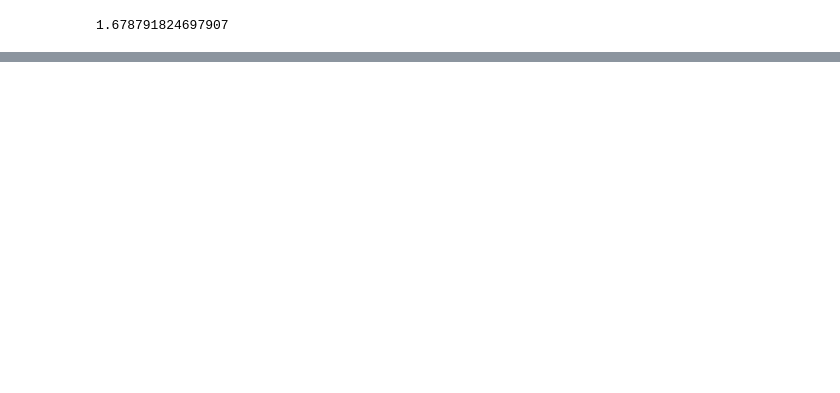
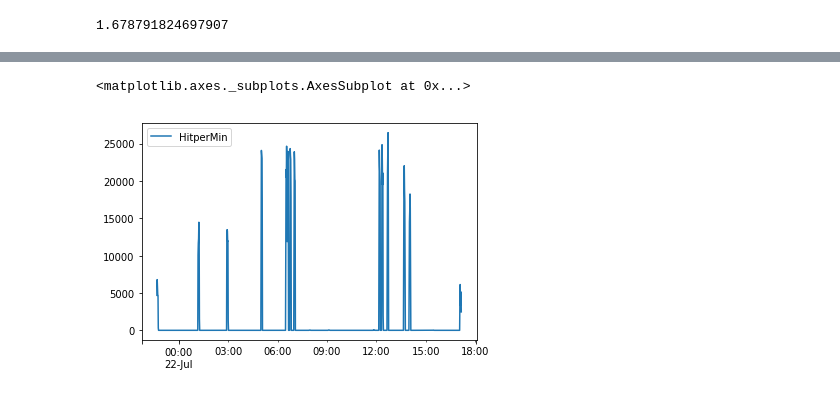
Before and after one commit to chrisplyn/WeblogChallenge, a Jupyter notebook: web_log_challenge.ipynb, the cells around one changed output, grey strips where cells are left out. Cells and saved outputs as stored; diff of their text form; code cells hidden in the pictures; blank space fills up the shorter version.

```diff
--- a/web_log_challenge.ipynb
+++ b/web_log_challenge.ipynb
@@ -130,0 +134,7 @@ totalSessionLength / totalSession
+# %%
+###########################################################
+## Part 2
+###########################################################
+rdd = sc.textFile('data/2015_07_22_mktplace_shop_web_log_sample.log')
+rdd = rdd.map(lambda line: line.split(" "))
+logDF = rdd.map(lambda line: Row(timestamp=line[0], ipaddress=line[2].split(':')[0],url=line[12])).toDF()
@@ -130,0 +161,15 @@ totalSessionLength / totalSession
+# %%
+logDF = logDF.withColumn('timestamp', logDF['timestamp'].cast(TimestampType()))
+loadperMinDF = logDF.select(window("timestamp", "60 seconds").alias('timewindow'),'timestamp',"ipaddress").groupBy('timewindow').count().withColumnRenamed('count', 'HitperMin')
+# %%
+loadperMinPandasDf = loadperMinDF.sort("timewindow.start").toPandas()
+# %%
+loadperMinPandasDf.index = [s[0] for s in loadperMinPandasDf['timewindow']]
+loadperMinPandasDf.drop(['timewindow'],1,inplace=True)
+loadperMinFilled = loadperMinPandasDf.asfreq('min').fillna(0)
+# %%
+import matplotlib.pyplot as plt
+loadperMinFilled.plot()
+# %% [output]
+<matplotlib.axes._subplots.AxesSubplot at 0x...>
+[figure, added]
```
Also changed, not shown: parts of 21 cells of this notebook.
